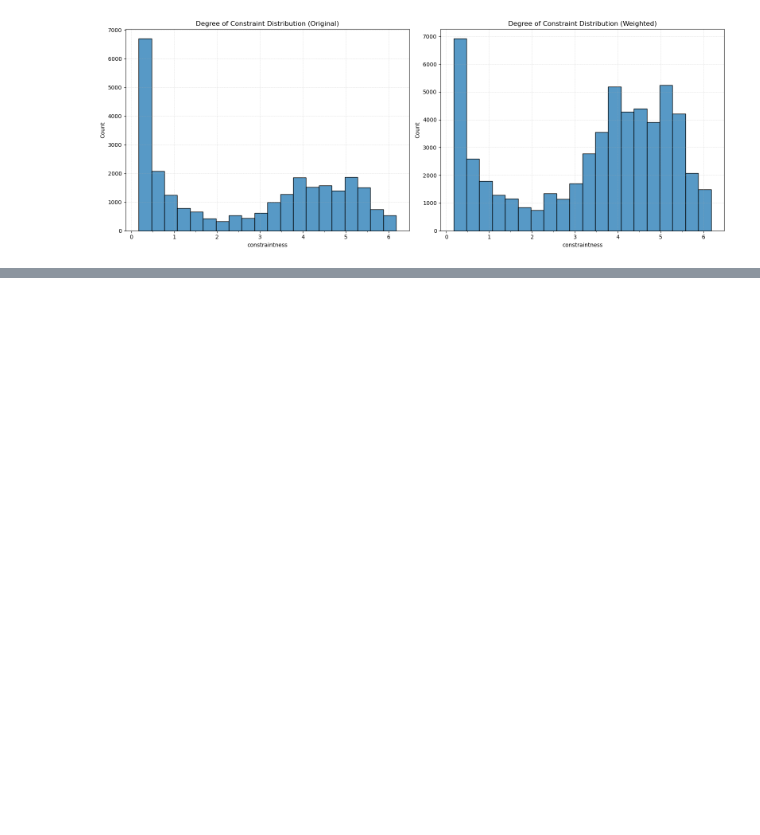
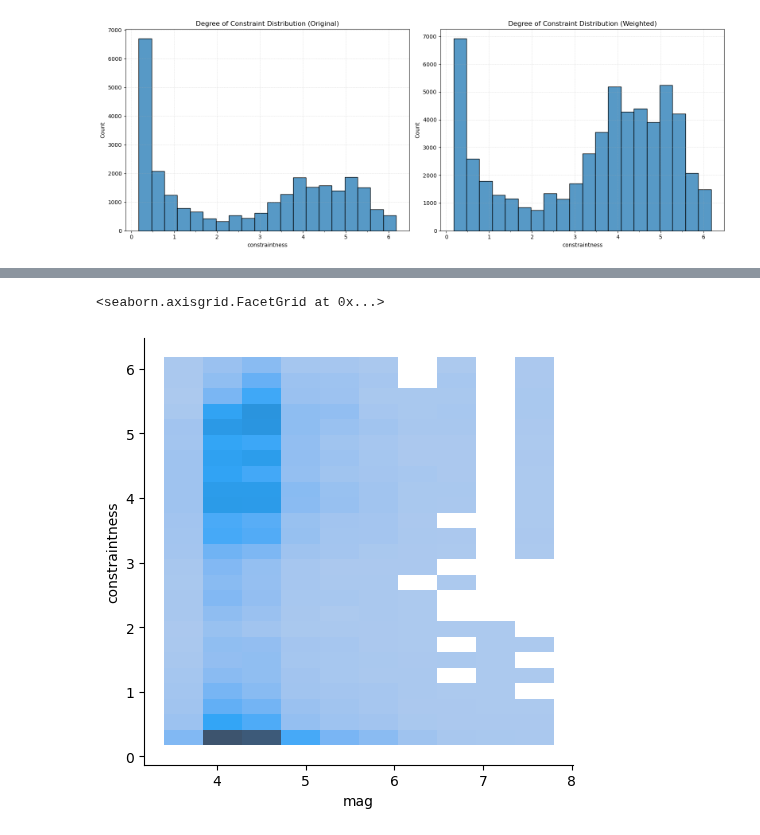
Before and after one commit to claudio525/post_event_gm_gnn, a Jupyter notebook: sim_ranking/explore/gnn/sample_weighting.ipynb, the cells around one changed output, grey strips where cells are left out. Saved outputs shown, nothing was run; the diff lists cells and outputs as text; code cells hidden in the pictures; blank space fills up the shorter version.

```diff
--- a/sim_ranking/explore/gnn/sample_weighting.ipynb
+++ b/sim_ranking/explore/gnn/sample_weighting.ipynb
@@ -234,0 +235,2 @@ fig.tight_layout()
+# %%
+scenario_df["combined_weight"] = scenario_df["mag_weight"] + scenario_df["doc_weight"]
@@ -234,0 +252,6 @@ fig.tight_layout()
+# %%
+# Plot combined weighting
+sns.displot(data=scenario_df, x="mag", y="constraintness", weights="combined_weight", kind="hist", bins=(10, 25))
+# %% [output]
+<seaborn.axisgrid.FacetGrid at 0x...>
+[figure, added]
```
Also changed, not shown: parts of 8 cells of this notebook, 6 other files.
